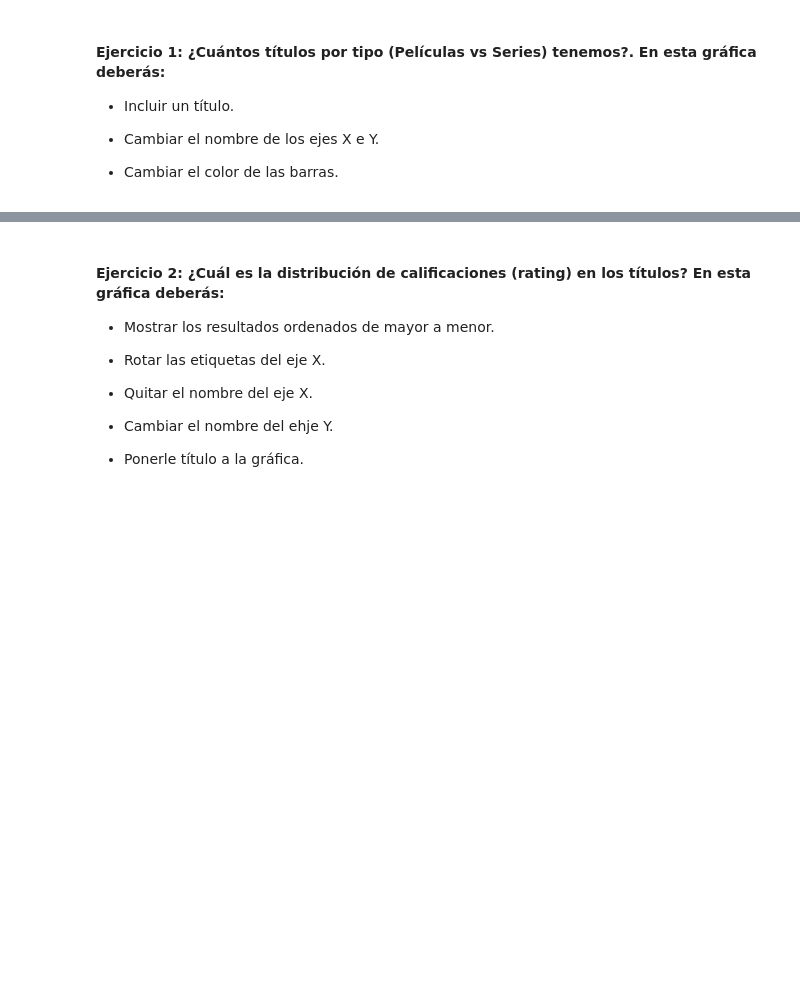
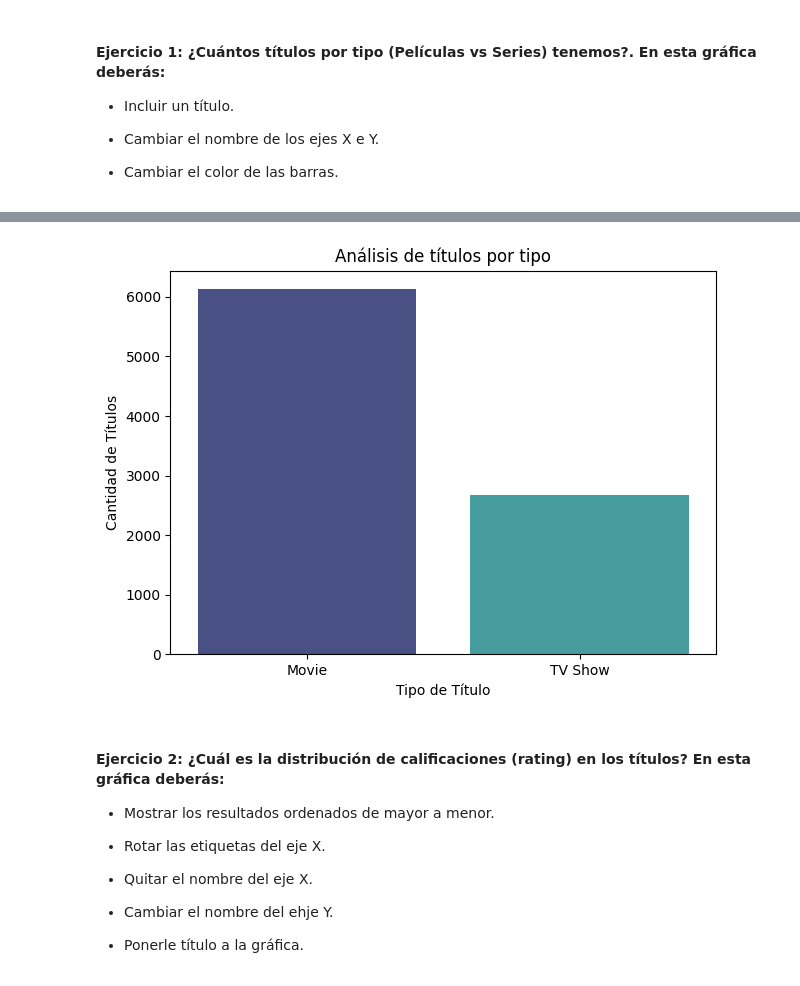
Before and after one commit to apelsito/laboratorio-modulo2-leccion04-visualizacion, a Jupyter notebook: laboratorio-modulo2-leccion04-visualizacion.ipynb, the cells around one changed output, grey strips where cells are left out. Saved outputs shown, nothing was run; the diff lists cells and outputs as text; code cells hidden in the pictures; blank space fills up the shorter version.

```diff
--- a/laboratorio-modulo2-leccion04-visualizacion.ipynb
+++ b/laboratorio-modulo2-leccion04-visualizacion.ipynb
@@ -51,3 +51,11 @@ plt.tight_layout()
+# %%
+sns.countplot(x="type",data=df,palette="mako");
+plt.title("Análisis de títulos por tipo")
+plt.xlabel("Tipo de Título")
+plt.ylabel("Cantidad de Títulos")
+plt.tight_layout()
+# %% [output]
+[figure, added]
 # %% [markdown]
 #### Ejercicio 2: ¿Cuál es la distribución de calificaciones (rating) en los títulos? En esta gráfica deberás:
 
```
Also changed, not shown: parts of 5 cells of this notebook.
